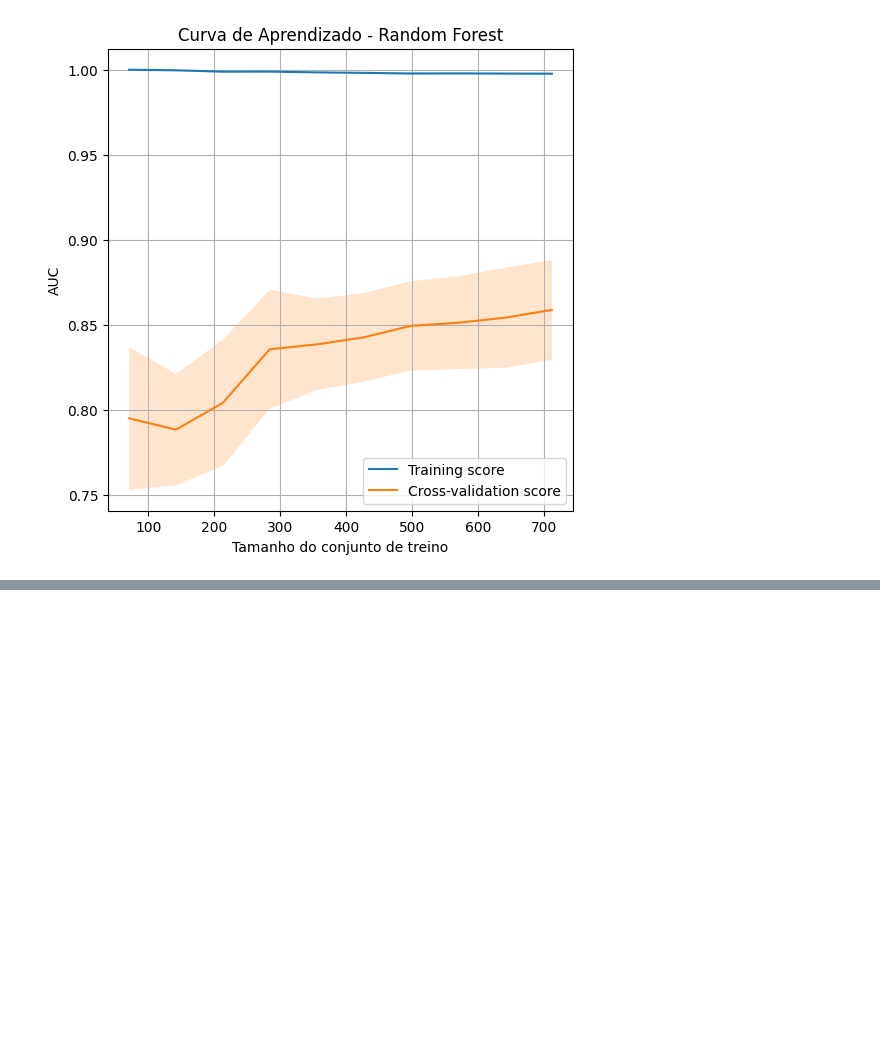
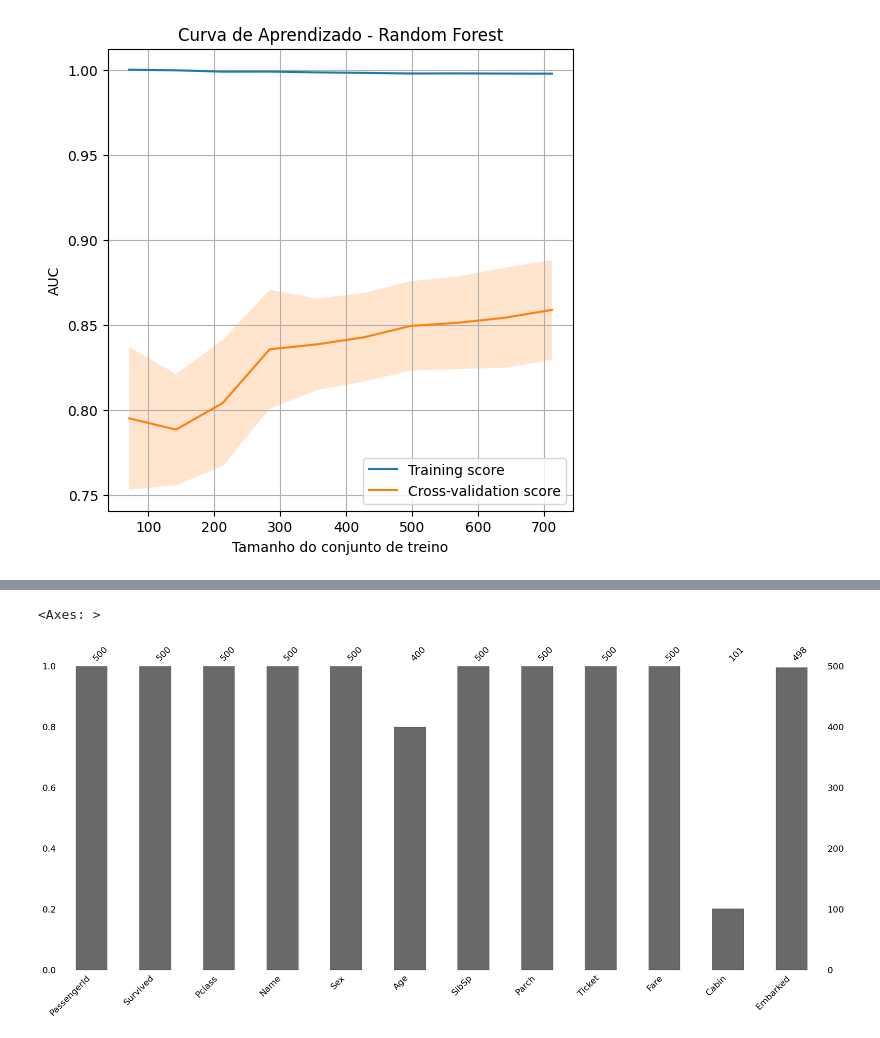
Before and after one commit to Pedrosmn/titanic-challenge, a Jupyter notebook: main.ipynb, the cells around one changed output, grey strips where cells are left out. Cells and saved outputs as stored; diff of their text form; code cells hidden in the pictures; blank space fills up the shorter version.

```diff
--- a/main.ipynb
+++ b/main.ipynb
@@ -565,0 +599,5 @@ plt.show()
+# %%
+msno.bar(df2.sample(500))
+# %% [output]
+<Axes: >
+[figure, added]
```
Also changed, not shown: parts of 16 cells of this notebook.
